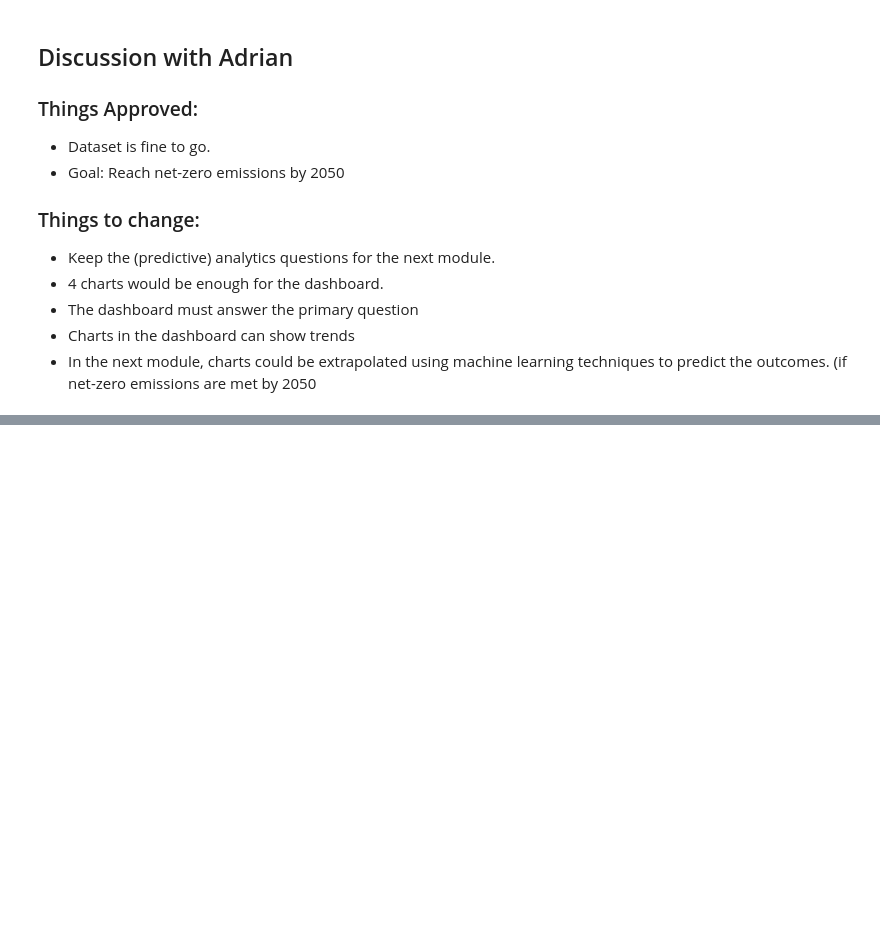
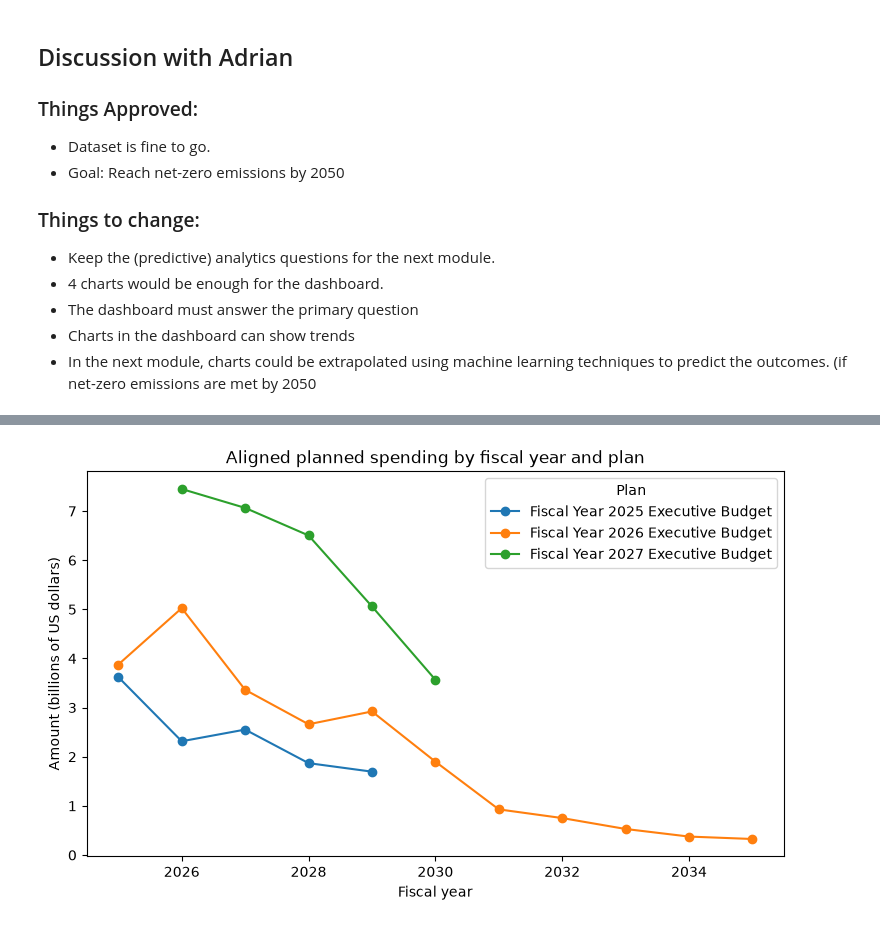
Before and after one commit to syed199921/nyc_climate_budget_analytics, a Jupyter notebook: assignment_3.ipynb, the cells around one changed output, grey strips where cells are left out. Drawn from its saved outputs; the diff is of its cells as text; code cells hidden in the pictures; blank space fills up the shorter version.

```diff
--- a/assignment_3.ipynb
+++ b/assignment_3.ipynb
@@ -160,0 +250,5 @@ Reaching net-zero greenhouse gas emissions citywide by 2050.
+# %%
+# 2.2.1 Count rows and columns
+import pandas as pd
+df = pd.read_csv(r".\dataset\nyc_climate_budgeting.csv")
+df.shape
@@ -160,0 +480,15 @@ Reaching net-zero greenhouse gas emissions citywide by 2050.
+# %%
+# Aligned amount by fiscal year and plan (thousands of US dollars)
+aligned_ratings = ["Aligned", "Aligned Component"]
+
+aligned_by_year = (
+    df[df["ghg_mitigation"].isin(aligned_ratings)]
+    .pivot_table(
+        index="first_fiscal_year",
+        columns="financial_plan",
+        values="fiscal_year_amount",
+        aggfunc="sum",
+        fill_value=0,
+    )
+)
+aligned_by_year
@@ -160,0 +509,10 @@ Reaching net-zero greenhouse gas emissions citywide by 2050.
+# %%
+# Total amount by fiscal year and plan
+total_by_year = df.pivot_table(
+    index="first_fiscal_year",
+    columns="financial_plan",
+    values="fiscal_year_amount",
+    aggfunc="sum",
+    fill_value=0,
+)
+total_by_year
@@ -160,0 +533,7 @@ Reaching net-zero greenhouse gas emissions citywide by 2050.
+# %%
+# Aligned share by fiscal year and plan
+# Match the shape of the total table, so years a plan does not cover stay empty
+aligned_by_year = aligned_by_year.reindex_like(total_by_year).fillna(0)
+
+share_by_year = (aligned_by_year / total_by_year.where(total_by_year != 0) * 100).round(1)
+share_by_year
@@ -160,0 +576,10 @@ Reaching net-zero greenhouse gas emissions citywide by 2050.
+# %%
+import matplotlib.pyplot as plt
+(aligned_by_year.where(total_by_year != 0) / 1e6).plot(marker="o", figsize=(9, 5))
+plt.title("Aligned planned spending by fiscal year and plan")
+plt.xlabel("Fiscal year")
+plt.ylabel("Amount (billions of US dollars)")
+plt.legend(title="Plan")
+plt.show()
+# %% [output]
+[figure, added]
```
Also changed, not shown: parts of 54 cells of this notebook, 12 other files.
